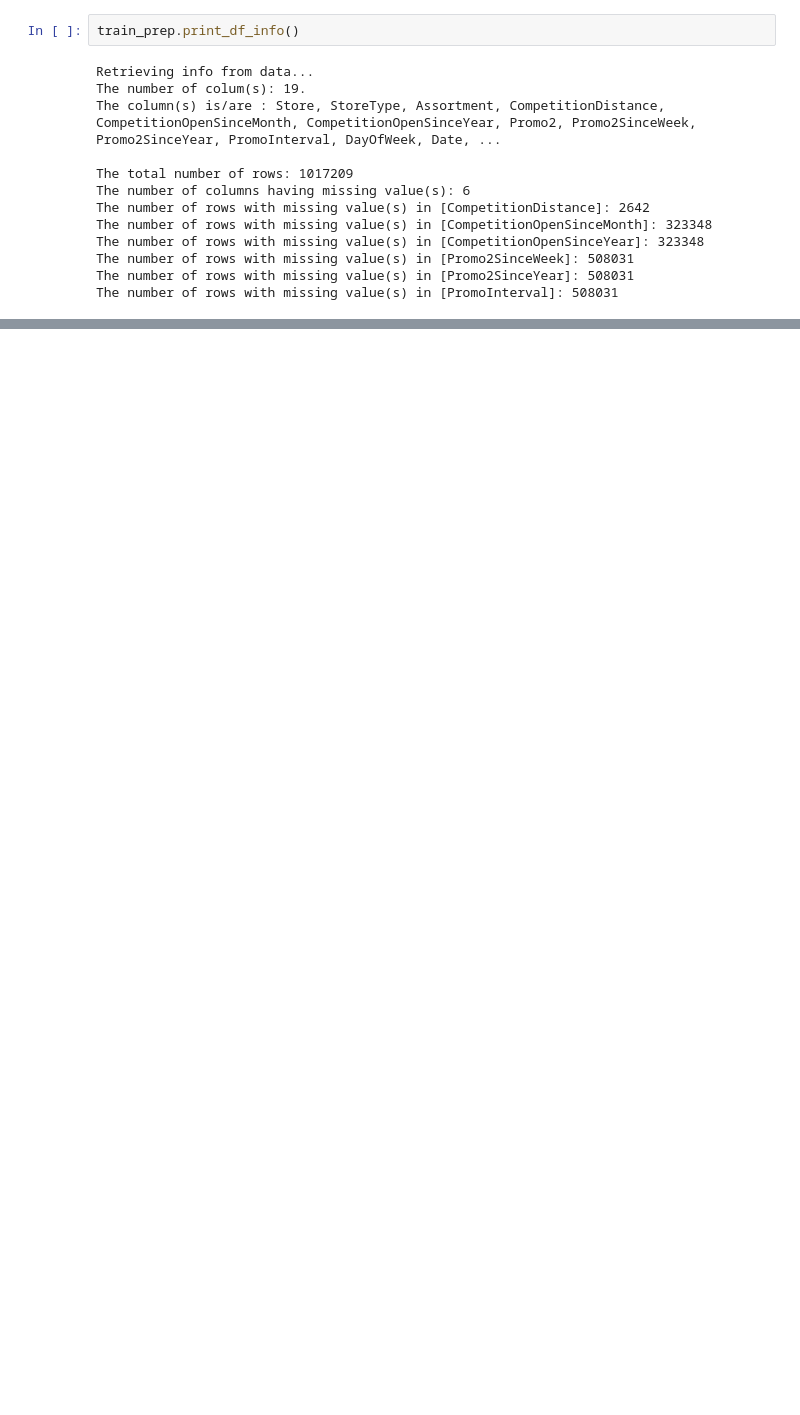
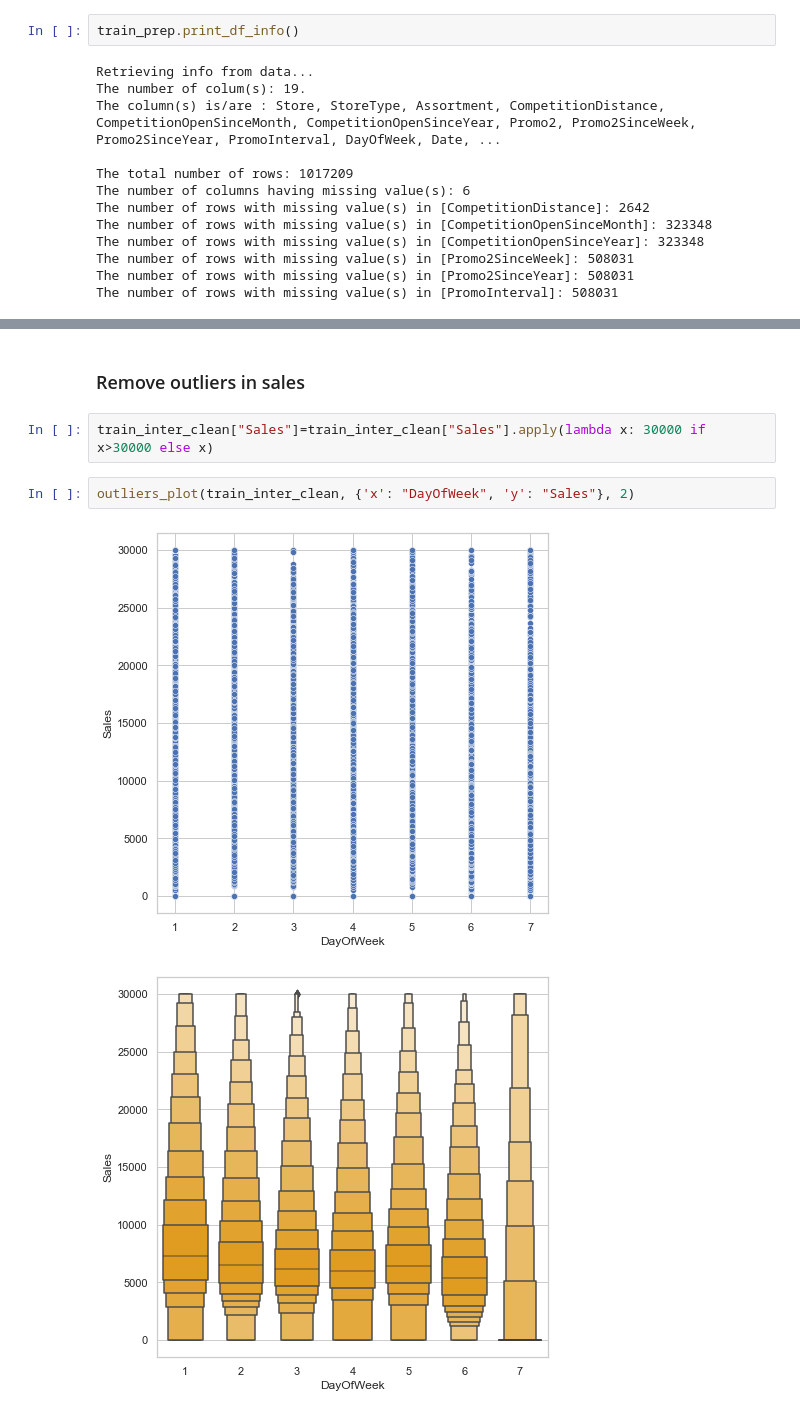
Before and after one commit to mdahwireng/sales_forecating_rossmann, a Jupyter notebook: task1.ipynb, the cells around one changed output, grey strips where cells are left out. Cells and saved outputs as stored; diff of their text form; blank space fills up the shorter version.

```diff
--- a/task1.ipynb
+++ b/task1.ipynb
@@ -252,0 +317,9 @@ Filling missing values comppleted
+# %% [markdown]
+### Remove outliers in sales
+# %%
+train_inter_clean["Sales"]=train_inter_clean["Sales"].apply(lambda x: 30000 if x>30000 else x)
+# %%
+outliers_plot(train_inter_clean, {'x': "DayOfWeek", 'y': "Sales"}, 2)
+# %% [output]
+[figure, added]
+[figure, added]
```
Also changed, not shown: parts of 45 cells of this notebook, 7 other files.
